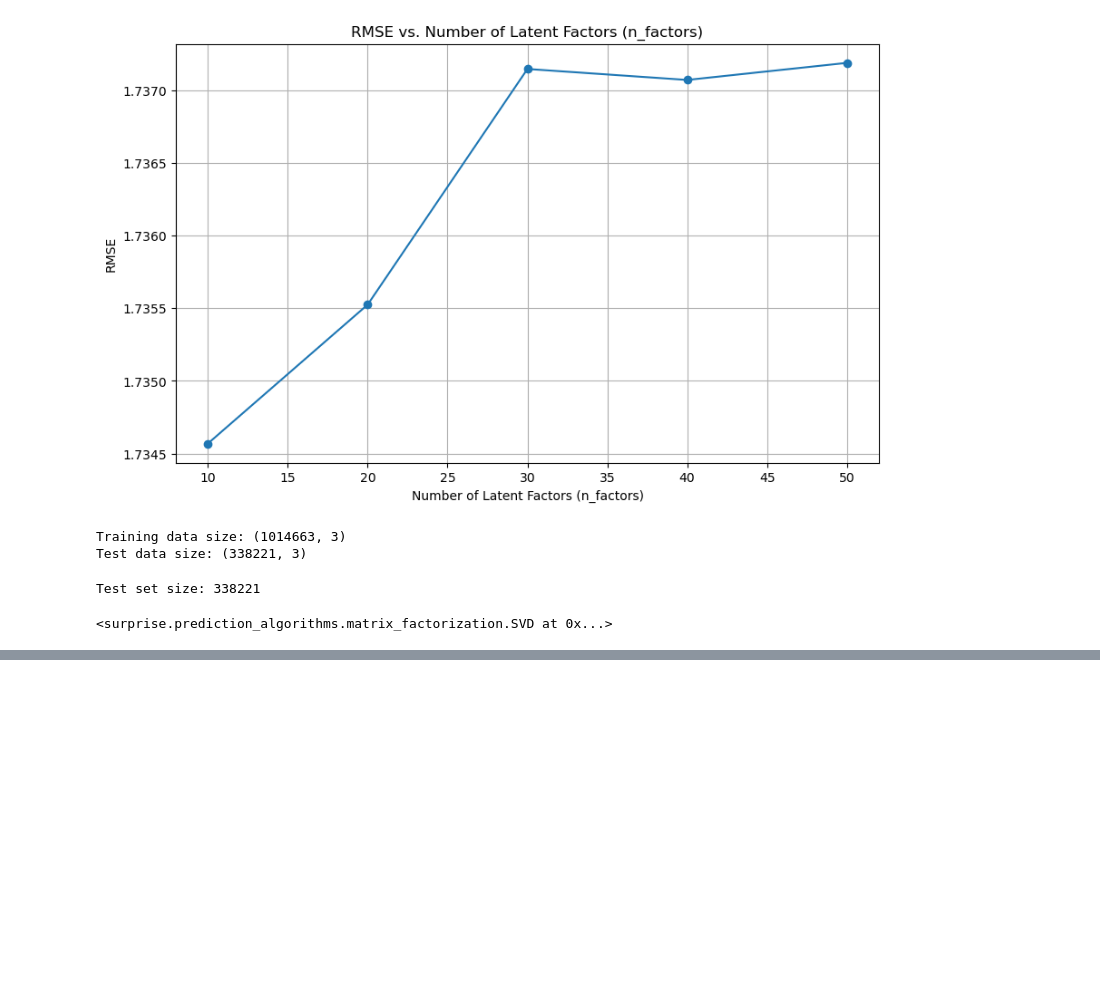
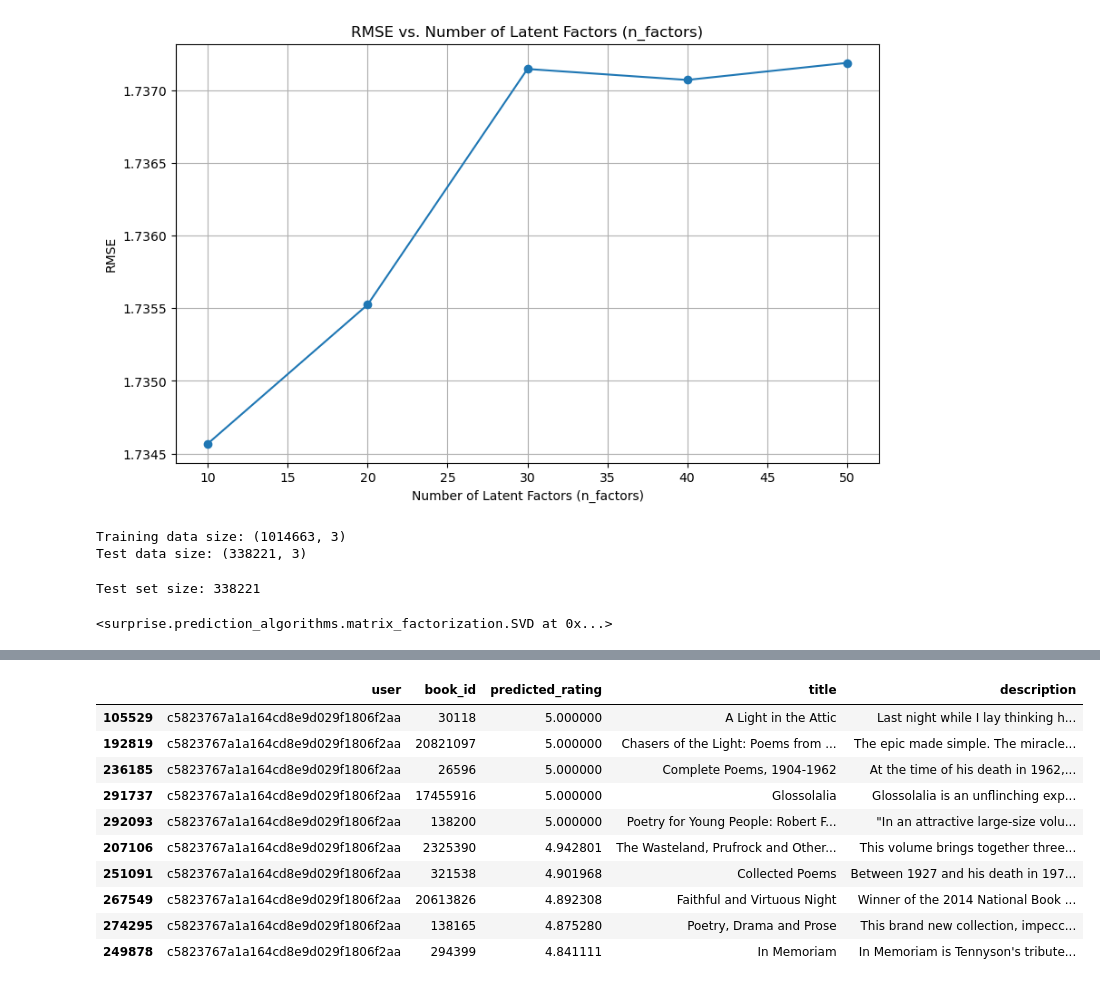
Before and after one commit to timtheteh/CZ4032_Project1, a Jupyter notebook: SVD_goodreads.ipynb, the cells around one changed output, grey strips where cells are left out. Saved outputs shown, nothing was run; the diff lists cells and outputs as text; code cells hidden in the pictures; blank space fills up the shorter version.

```diff
--- a/SVD_goodreads.ipynb
+++ b/SVD_goodreads.ipynb
@@ -367,0 +389,14 @@ print(top_n_recommendations_df.loc[top_n_recommendations_df['user'] == "00010851
+# %%
+filtered_df.head(10)
+# %% [output]
+|  | user | book_id | predicted_rating | title | description |
+| 105529 | c5823767a1a164cd8e9d029f1806f2aa | 30118 | 5.000000 | A Light in the Attic | Last night while I lay thinking h... |
+| 192819 | c5823767a1a164cd8e9d029f1806f2aa | 20821097 | 5.000000 | Chasers of the Light: Poems from ... | The epic made simple. The miracle... |
+| 236185 | c5823767a1a164cd8e9d029f1806f2aa | 26596 | 5.000000 | Complete Poems, 1904-1962 | At the time of his death in 1962,... |
+| 291737 | c5823767a1a164cd8e9d029f1806f2aa | 17455916 | 5.000000 | Glossolalia | Glossolalia is an unflinching exp... |
+| 292093 | c5823767a1a164cd8e9d029f1806f2aa | 138200 | 5.000000 | Poetry for Young People: Robert F... | "In an attractive large-size volu... |
+| 207106 | c5823767a1a164cd8e9d029f1806f2aa | 2325390 | 4.942801 | The Wasteland, Prufrock and Other... | This volume brings together three... |
+| 251091 | c5823767a1a164cd8e9d029f1806f2aa | 321538 | 4.901968 | Collected Poems | Between 1927 and his death in 197... |
+| 267549 | c5823767a1a164cd8e9d029f1806f2aa | 20613826 | 4.892308 | Faithful and Virtuous Night | Winner of the 2014 National Book ... |
+| 274295 | c5823767a1a164cd8e9d029f1806f2aa | 138165 | 4.875280 | Poetry, Drama and Prose | This brand new collection, impecc... |
+| 249878 | c5823767a1a164cd8e9d029f1806f2aa | 294399 | 4.841111 | In Memoriam | In Memoriam is Tennyson's tribute... |
```
Also changed, not shown: parts of 12 cells of this notebook, 3 other files.
